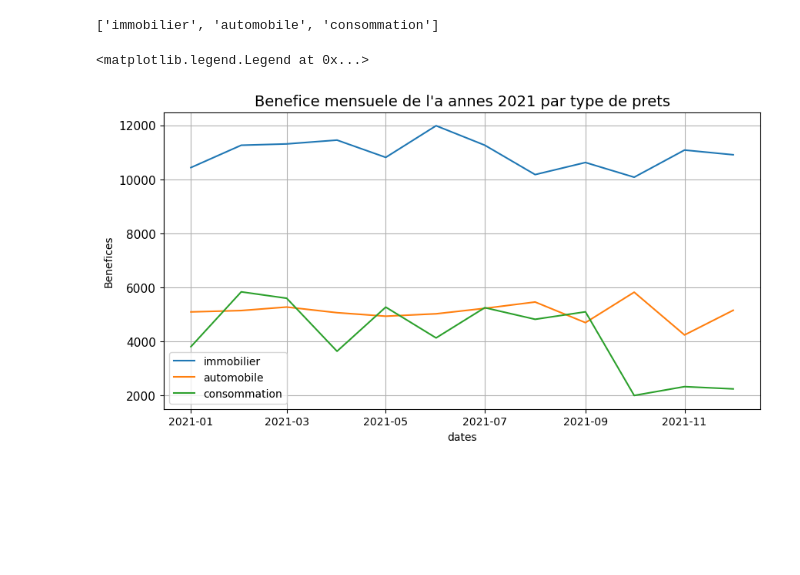
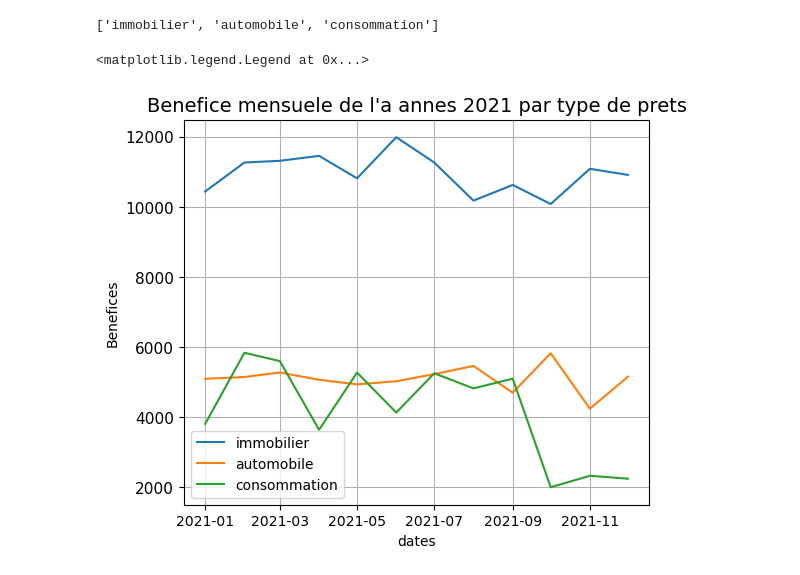
Before and after one commit to SAKPANI/Formation-Data_Science-et-Machine-Learning, a Jupyter notebook: Data_Visualisation/Personnaliser_Graphe_Avec_MATPLOTLIB.ipynb, the cells around one changed output. Saved outputs shown, nothing was run; the diff lists cells and outputs as text; code cells hidden in the pictures; blank space fills up the shorter version.

```diff
--- a/Data_Visualisation/Personnaliser_Graphe_Avec_MATPLOTLIB.ipynb
+++ b/Data_Visualisation/Personnaliser_Graphe_Avec_MATPLOTLIB.ipynb
@@ -109,15 +109,15 @@ type_donne
 # %% [output]
 ['immobilier', 'automobile', 'consommation']
 # %%
-plt.figure(figsize =(9, 5))
+plt.figure(figsize =(6, 5))
 for type in type_donne :
         plt.plot(CA["date"], CA[type], label = type)
 plt.xlabel("dates")
 plt.ylabel("Benefices")
 plt.title("Benefice mensuele de l'a annes 2021 par type de prets", fontsize = 14)
 plt.grid()
 plt.yticks(fontsize=11)  ## Taille de la graduiation  11
 plt.legend()
 # %% [output]
 <matplotlib.legend.Legend at 0x...>
-[figure, old version]
+[figure, new version]
```
Also changed, not shown: 8 other files.
